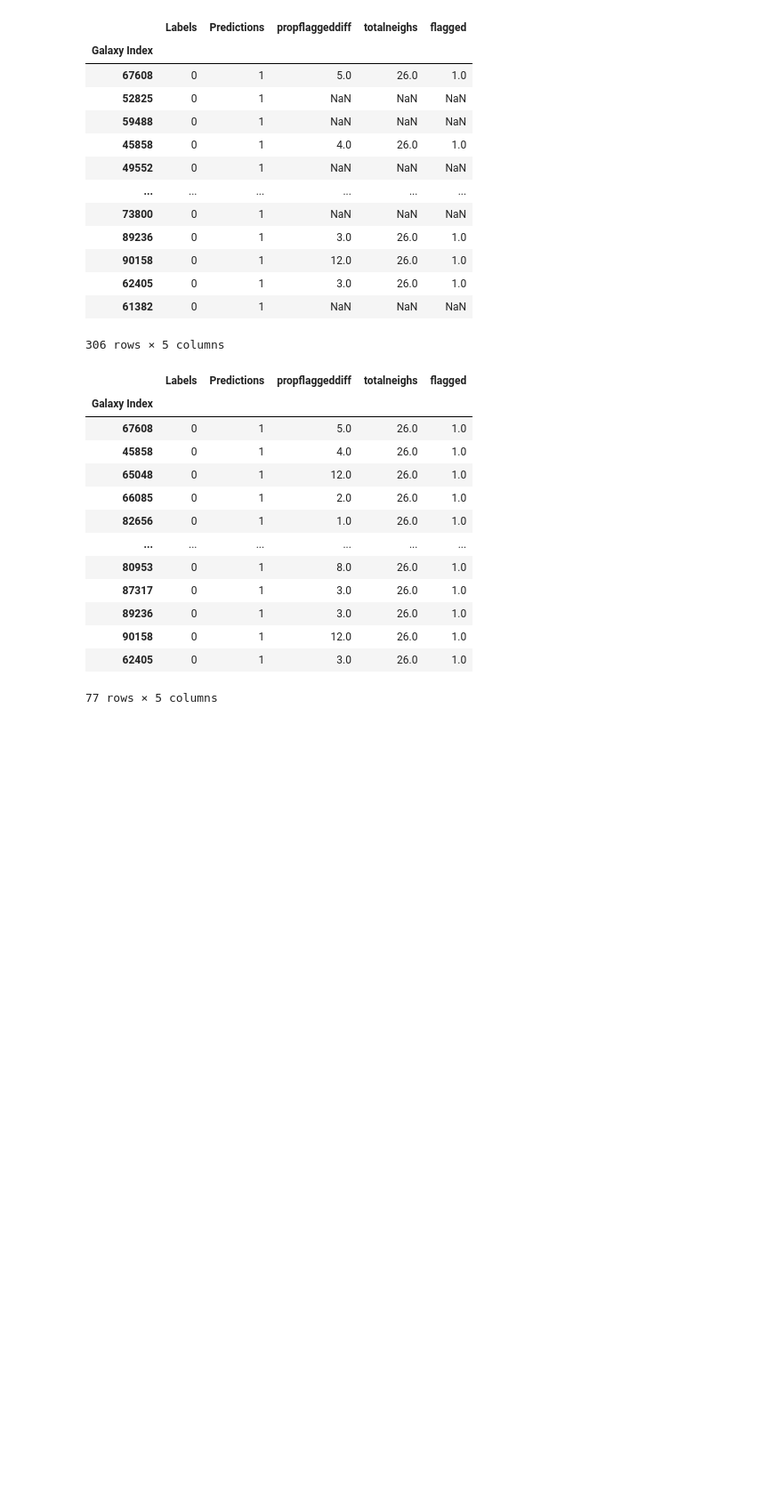
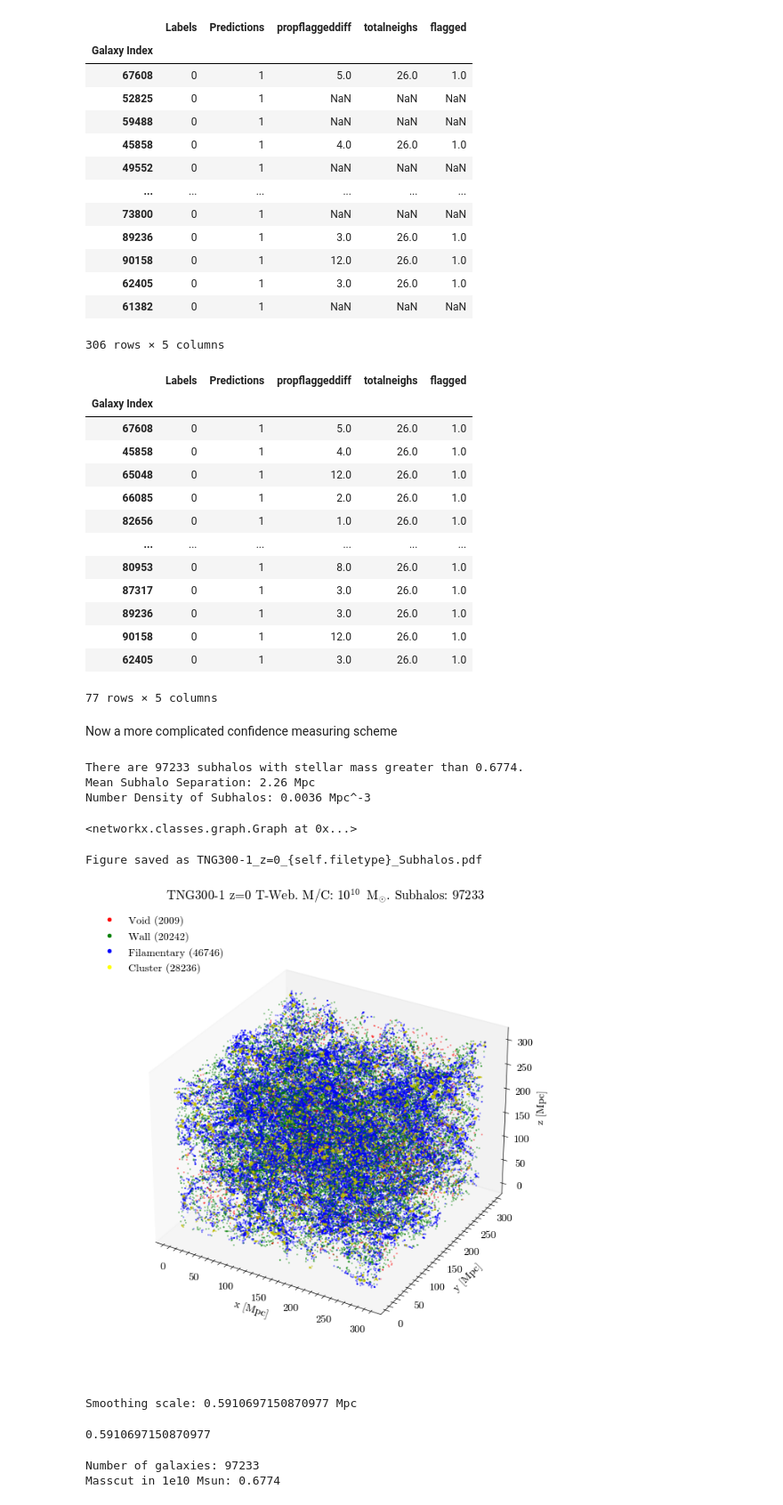
Before and after one commit to jdpkololgi/Illustris, a Jupyter notebook: outlier_identification.ipynb, the cells around one changed output. Shown at 89% size. Cells and saved outputs as stored; diff of their text form; code cells hidden in the pictures; blank space fills up the shorter version.

```diff
--- a/outlier_identification.ipynb
+++ b/outlier_identification.ipynb
@@ -163,3 +163,5 @@ flagged0
 | 90158 | 0 | 1 | 12.0 | 26.0 | 1.0 |
 | 62405 | 0 | 1 | 3.0 | 26.0 | 1.0 |
 77 rows × 5 columns
+# %% [markdown]
+Now a more complicated confidence measuring scheme
@@ -165,0 +170,15 @@ flagged0
+# %%
+testcat = cat(path=r'/Users/daksheshkololgi/Library/CloudStorage/OneDrive-UniversityCollegeLondon/Year 1/Illustris/TNG300-1', snapno=99, masscut=1e10)
+# %% [output]
+There are 97233 subhalos with stellar mass greater than 0.6774.
+Mean Subhalo Separation: 2.26 Mpc
+Number Density of Subhalos: 0.0036 Mpc^-3
+# %%
+testcat.subhalo_delauany_network(xyzplot=False)
+# %% [output]
+<networkx.classes.graph.Graph at 0x...>
+# %%
+testcat.cweb_classify()
+# %% [output]
+Figure saved as TNG300-1_z=0_{self.filetype}_Subhalos.pdf
+[figure, added]
@@ -165,0 +191,20 @@ flagged0
+# %%
+# Variable to convert smoothing scale from Mpc/h to Mpc
+
+smoothing_scale = 205/512/testcat.hub #0.5862234626647145 #2.0/testcat.hub
+print(f'Smoothing scale: {smoothing_scale} Mpc')
+# %% [output]
+Smoothing scale: 0.5910697150870977 Mpc
+# %%
+smoothing_scale
+# %% [output]
+0.5910697150870977
+# %%
+stars = (testcat.object['subhalos']['SubhaloMassType'][:,4]) #stellar mass of subhalos
+mc = testcat.masscut*testcat.hub/1e10 #mass cut for subhalos
+stars_indices = np.where(stars>=mc)[0] #indices of subhalos with stellar mass greater than masscut
+print(f'Number of galaxies: {len(stars_indices)}')
+print(f'Masscut in 1e10 Msun: {mc}')
+# %% [output]
+Number of galaxies: 97233
+Masscut in 1e10 Msun: 0.6774
```
Also changed, not shown: parts of 34 cells of this notebook, 4 other files.
